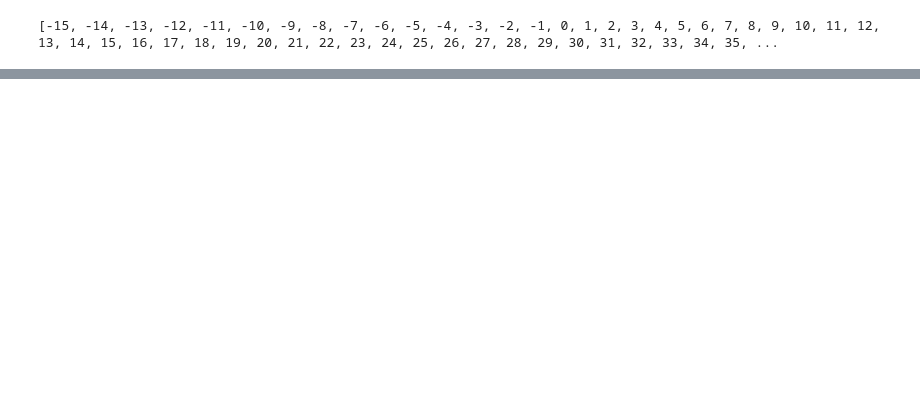
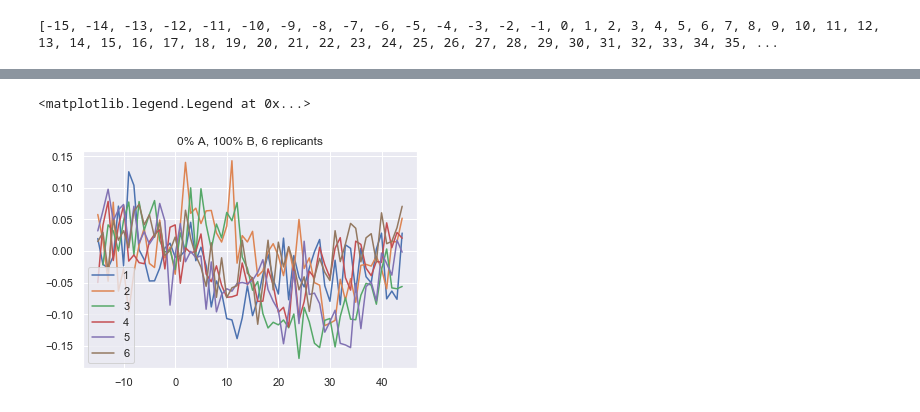
Before and after one commit to JonathanShor/ROI_Functions, a Jupyter notebook: processROI.ipynb, the cells around one changed output, grey strips where cells are left out. Saved outputs shown, nothing was run; the diff lists cells and outputs as text; code cells hidden in the pictures; blank space fills up the shorter version.

```diff
--- a/processROI.ipynb
+++ b/processROI.ipynb
@@ -208 +231,8 @@ print(list(lockOffset))
+# %%
+plt.plot(lockOffset, np.nanmean(dF_F,axis=2))
+plt.title(key + ", 6 replicants")
+plt.legend(list(range(1,7)))
+# %% [output]
+<matplotlib.legend.Legend at 0x...>
+[figure, added]
 # %%
```
Also changed, not shown: parts of 29 cells of this notebook.
